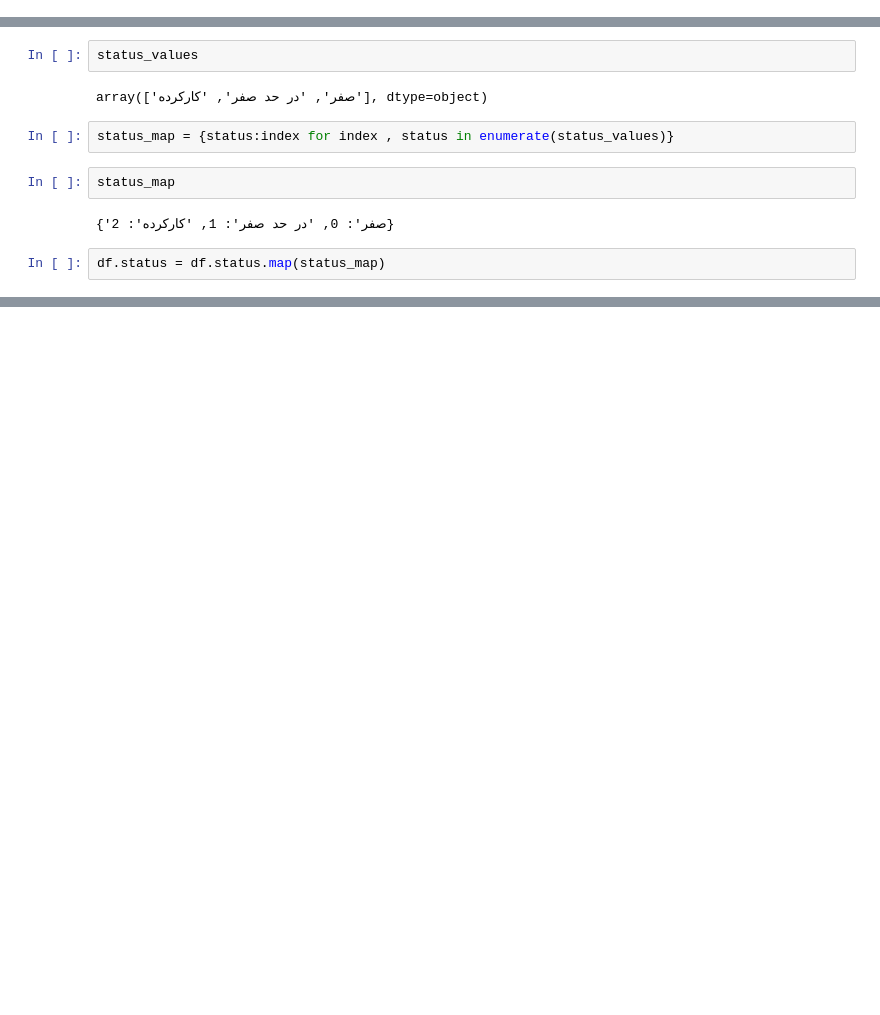
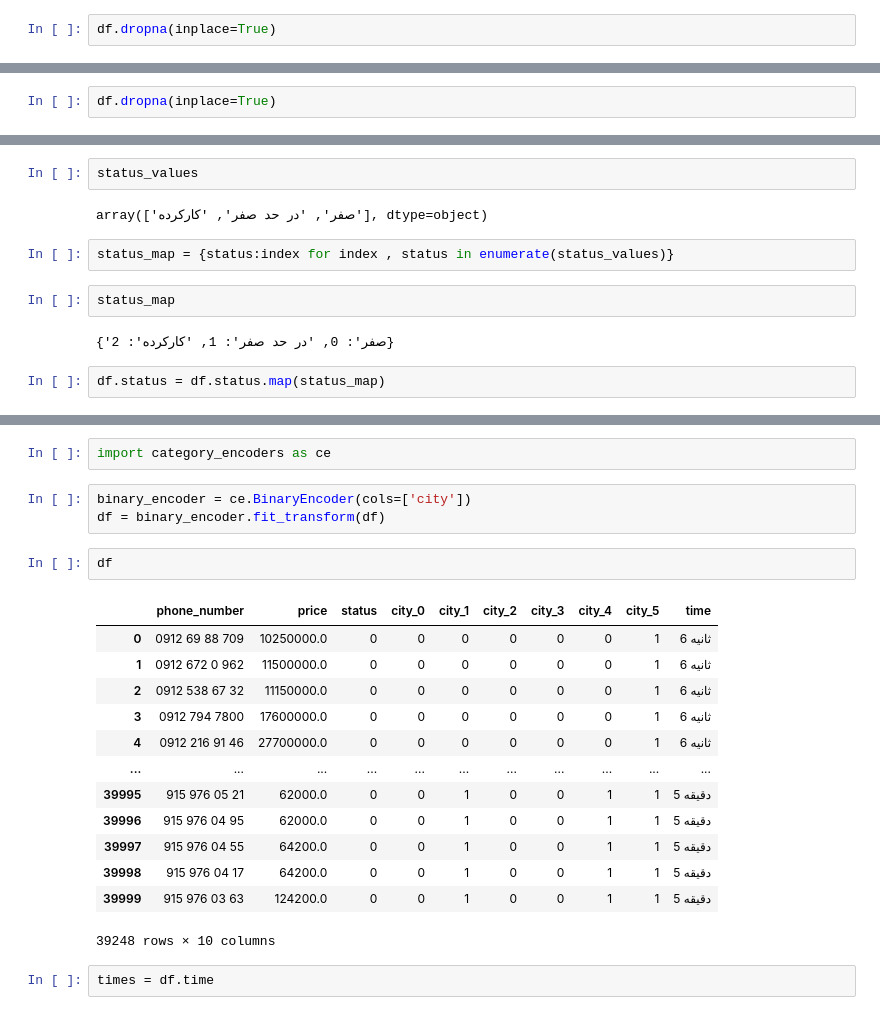
Before and after one commit to amir-ndr/predict-phone-number-price, a Jupyter notebook: preprocess.ipynb, the cells around one changed output, grey strips where cells are left out. Drawn from its saved outputs; the diff is of its cells as text; blank space fills up the shorter version.

Commit message:
pre processed train columns

```diff
--- a/preprocess.ipynb
+++ b/preprocess.ipynb
@@ -27,3 +27,5 @@ Data columns (total 5 columns):
  4   time          39687 non-null  object
 dtypes: object(5)
 memory usage: 1.5+ MB
+# %%
+df.dropna(inplace=True)
@@ -77,3 +79,5 @@ memory usage: 1.5+ MB
+# %%
+df.dropna(inplace=True)
 # %%
 status_values = df.status.unique()
 # %%
@@ -125,0 +134,23 @@ array(['تهران', 'گرگان', 'آمل', 'شمیرانات', 'اصفهان',
+# %%
+import category_encoders as ce
+# %%
+binary_encoder = ce.BinaryEncoder(cols=['city'])
+df = binary_encoder.fit_transform(df)
+# %%
+df
+# %% [output]
+|  | phone_number | price | status | city_0 | city_1 | city_2 | city_3 | city_4 | city_5 | time |
+| 0 | 0912 69 88 709 | 10250000.0 | 0 | 0 | 0 | 0 | 0 | 0 | 1 | 6 ثانیه |
+| 1 | 0912 672 0 962 | 11500000.0 | 0 | 0 | 0 | 0 | 0 | 0 | 1 | 6 ثانیه |
+| 2 | 0912 538 67 32 | 11150000.0 | 0 | 0 | 0 | 0 | 0 | 0 | 1 | 6 ثانیه |
+| 3 | 0912 794 7800 | 17600000.0 | 0 | 0 | 0 | 0 | 0 | 0 | 1 | 6 ثانیه |
+| 4 | 0912 216 91 46 | 27700000.0 | 0 | 0 | 0 | 0 | 0 | 0 | 1 | 6 ثانیه |
+| ... | ... | ... | ... | ... | ... | ... | ... | ... | ... | ... |
+| 39995 | 915 976 05 21 | 62000.0 | 0 | 0 | 1 | 0 | 0 | 1 | 1 | 5 دقیقه |
+| 39996 | 915 976 04 95 | 62000.0 | 0 | 0 | 1 | 0 | 0 | 1 | 1 | 5 دقیقه |
+| 39997 | 915 976 04 55 | 64200.0 | 0 | 0 | 1 | 0 | 0 | 1 | 1 | 5 دقیقه |
+| 39998 | 915 976 04 17 | 64200.0 | 0 | 0 | 1 | 0 | 0 | 1 | 1 | 5 دقیقه |
+| 39999 | 915 976 03 63 | 124200.0 | 0 | 0 | 1 | 0 | 0 | 1 | 1 | 5 دقیقه |
+39248 rows × 10 columns
+# %%
+times = df.time
```
Also changed, not shown: parts of 23 cells of this notebook, 1 other file.
